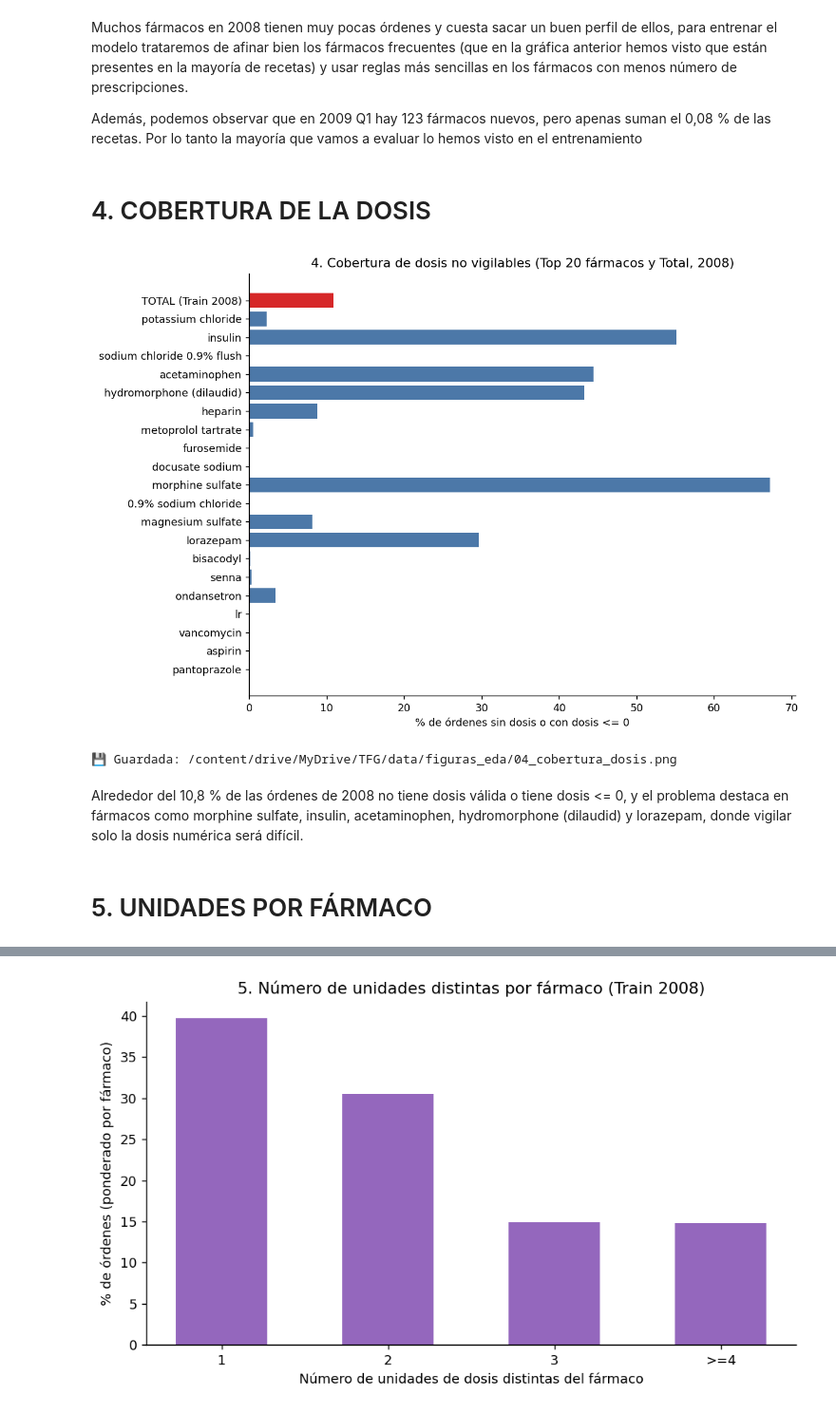
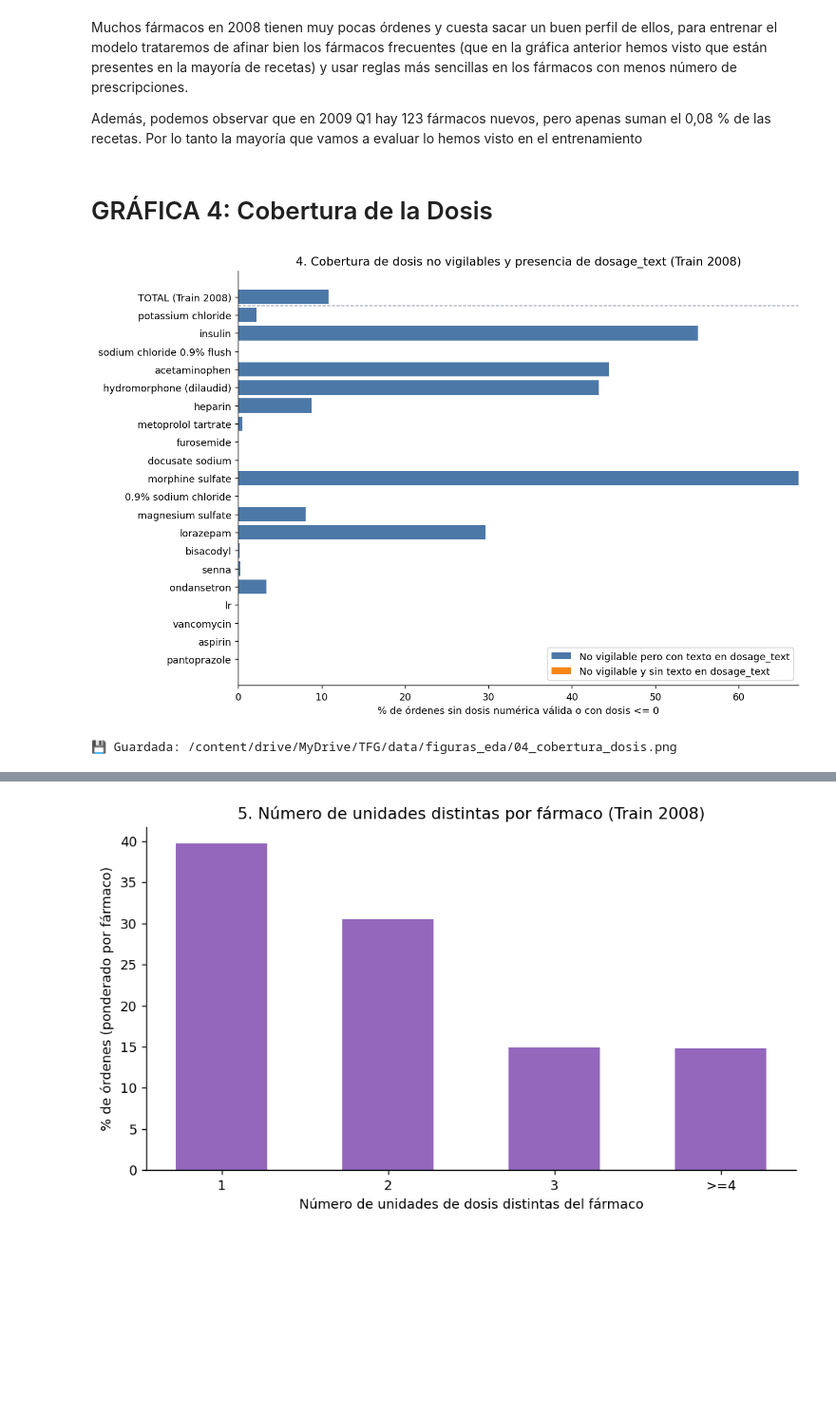
Before and after one commit to antoniojoseom/fhir-fraud-detection-ai, a Jupyter notebook: notebooks/eda_mimic22.ipynb, the cells around one changed output, grey strips where cells are left out. Shown at 95% size. Saved outputs shown, nothing was run; the diff lists cells and outputs as text; code cells hidden in the pictures; blank space fills up the shorter version.

```diff
--- a/notebooks/eda_mimic22.ipynb
+++ b/notebooks/eda_mimic22.ipynb
@@ -47,6 +47,7 @@ def cargar_dataframe_eda(ruta, split_label):
       r = orjson.loads(line)
       dval = r.get("dose_value")
       dunit = (r.get("dose_unit") or "").strip()
+      dtext = (r.get("dosage_text") or "").strip()
       try:
         dval_num = float(dval) if dval is not None and dval != "" else np.nan
       except (TypeError, ValueError):
@@ -69,6 +70,7 @@ def cargar_dataframe_eda(ruta, split_label):
           mes,
           dval_num,
           dunit,
+          dtext,
       ))
       if i % 500_000 == 0:
         print(f"   [{split_label}] Leídas {i:,} filas...")
@@ -85,6 +87,7 @@ def cargar_dataframe_eda(ruta, split_label):
           "mes",
           "dose_value",
           "dose_unit",
+          "dosage_text",
       ],
   )
   # Conversión vectorizada de fechas (mucho más rápida que fila a fila)
@@ -242,43 +570,73 @@ guardar_fig("03_ordenes_por_farmaco.png")
 Muchos fármacos en 2008 tienen muy pocas órdenes y cuesta sacar un buen perfil de ellos, para entrenar el modelo trataremos de afinar bien los fármacos frecuentes (que en la gráfica anterior hemos visto que están presentes en la mayoría de recetas) y usar reglas más sencillas en los fármacos con menos número de prescripciones.
 
 Además, podemos observar que en 2009 Q1 hay 123 fármacos nuevos, pero apenas suman el 0,08 % de las recetas. Por lo tanto la mayoría que vamos a evaluar lo hemos visto en el entrenamiento
-# %% [markdown]
-# 4. COBERTURA DE LA DOSIS
+# %% [markdown]
+# GRÁFICA 4: Cobertura de la Dosis
 # %%
 # ==============================================================================
-# GRÁFICA 4: COBERTURA DE DOSIS NO VIGILABLES (TOP 20 + TOTAL, TRAIN 2008)
+# GRÁFICA 4: COBERTURA DE DOSIS NO VIGILABLES + DISPONIBILIDAD EN dosage_text
 # ==============================================================================
+vc_tr = df_train["medication_name"].value_counts()
+
 df_tr_cov = df_train.copy()
-df_tr_cov["sin_dosis_valida"] = (
+texto_limpio = df_tr_cov["dosage_text"].fillna("").astype(str).str.strip()
+tiene_texto = texto_limpio.str.len() > 0
+
+sin_dosis = (
     df_tr_cov["dose_value"].isna()
     | (df_tr_cov["dose_value"] <= 0)
-    | (df_tr_cov["dose_unit"].str.len() == 0)
+    | (df_tr_cov["dose_unit"].fillna("").astype(str).str.len() == 0)
 )
+
+df_tr_cov["no_vig_con_texto"] = sin_dosis & tiene_texto
+df_tr_cov["no_vig_sin_texto"] = sin_dosis & (~tiene_texto)
 
 top20_meds = list(vc_tr.head(20).index)
 filas_cov = []
 for m in reversed(top20_meds):
   sub = df_tr_cov[df_tr_cov["medication_name"] == m]
-  filas_cov.append((m, sub["sin_dosis_valida"].mean() * 100.0))
-filas_cov.append(
-    ("TOTAL (Train 2008)", df_tr_cov["sin_dosis_valida"].mean() * 100.0)
+  filas_cov.append((
+      m,
+      sub["no_vig_con_texto"].mean() * 100.0,
+      sub["no_vig_sin_texto"].mean() * 100.0,
+  ))
+
+filas_cov.append((
+    "TOTAL (Train 2008)",
+    df_tr_cov["no_vig_con_texto"].mean() * 100.0,
+    df_tr_cov["no_vig_sin_texto"].mean() * 100.0,
+))
+
+labels_cov = [x[0] for x in filas_cov]
+vals_con_txt = np.array([x[1] for x in filas_cov])
+vals_sin_txt = np.array([x[2] for x in filas_cov])
+
+plt.figure(figsize=(10.2, 6.8))
+plt.barh(
+    labels_cov,
+    vals_con_txt,
+    color="#4c78a8",
+    label="No vigilable pero con texto en dosage_text",
+)
+plt.barh(
+    labels_cov,
+    vals_sin_txt,
+    left=vals_con_txt,
+    color="#f58518",
+    label="No vigilable y sin texto en dosage_text",
 )
 
-labels_cov = [x[0] for x in filas_cov]
-vals_cov = [x[1] for x in filas_cov]
-colores_cov = [
-    "#d62728" if lbl.startswith("TOTAL") else "#4c78a8" for lbl in labels_cov
-]
+y_total = len(labels_cov) - 1
+plt.axhline(y_total - 0.5, color="#9ca3af", linestyle="--", linewidth=0.9)
 
-plt.figure(figsize=(9.5, 6.5))
-plt.barh(labels_cov, vals_cov, color=colores_cov)
-plt.xlabel("% de órdenes sin dosis o con dosis <= 0")
-plt.title("4. Cobertura de dosis no vigilables (Top 20 fármacos y Total, 2008)")
+plt.xlabel("% de órdenes sin dosis numérica válida o con dosis <= 0")
+plt.title(
+    "4. Cobertura de dosis no vigilables y presencia de dosage_text (Train"
+    " 2008)"
+)
+plt.legend(loc="lower right", frameon=True)
+plt.tight_layout()
 guardar_fig("04_cobertura_dosis.png")
 # %% [output]
-[figure, old version]
+[figure, new version]
 💾 Guardada: /content/drive/MyDrive/TFG/data/figuras_eda/04_cobertura_dosis.png
-# %% [markdown]
- Alrededor del 10,8 % de las órdenes de 2008 no tiene dosis válida o tiene dosis <= 0, y el problema destaca en fármacos como morphine sulfate, insulin, acetaminophen, hydromorphone (dilaudid) y lorazepam, donde vigilar solo la dosis numérica será difícil.
-# %% [markdown]
-# 5. UNIDADES POR FÁRMACO
```
Also changed, not shown: parts of 24 cells of this notebook, 1 other file.
